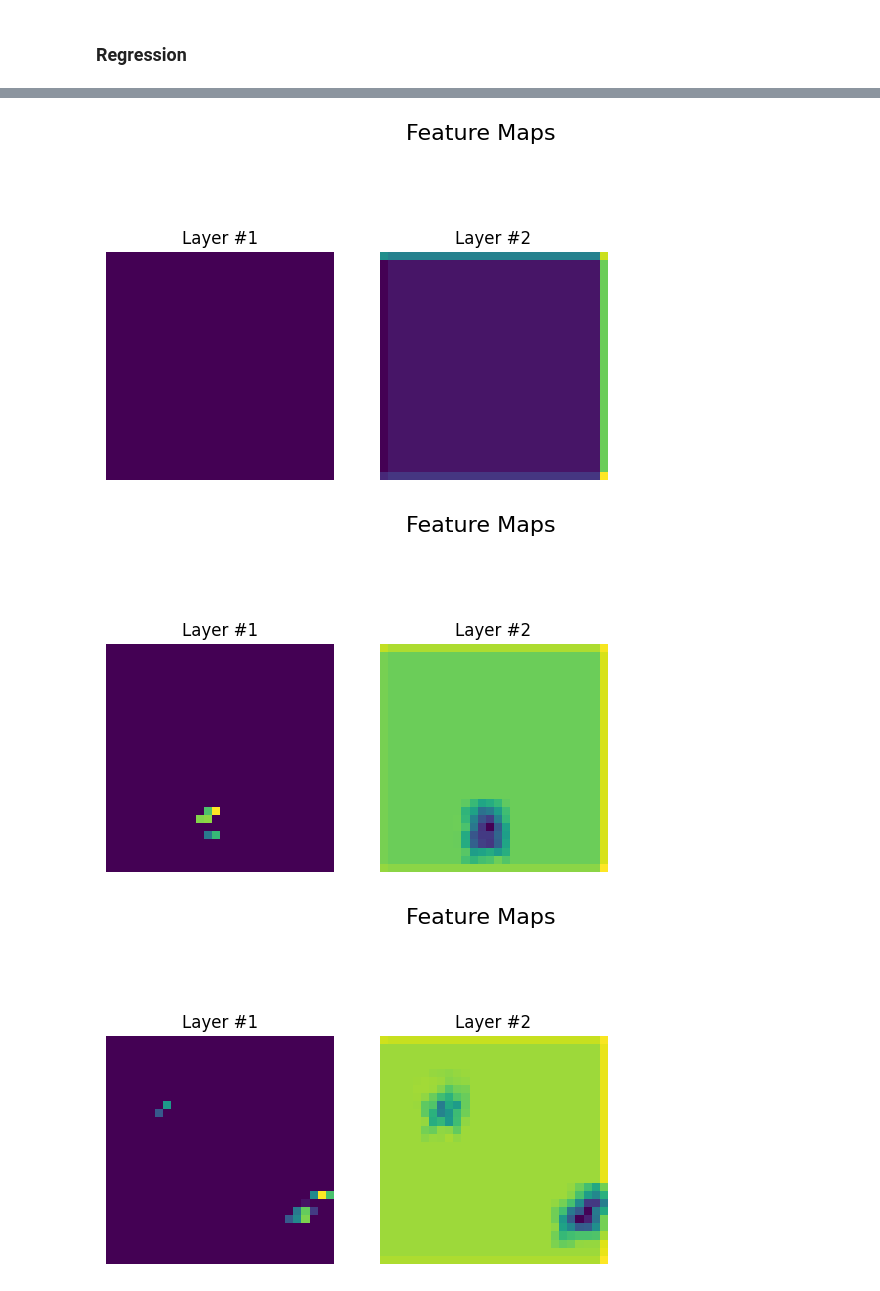
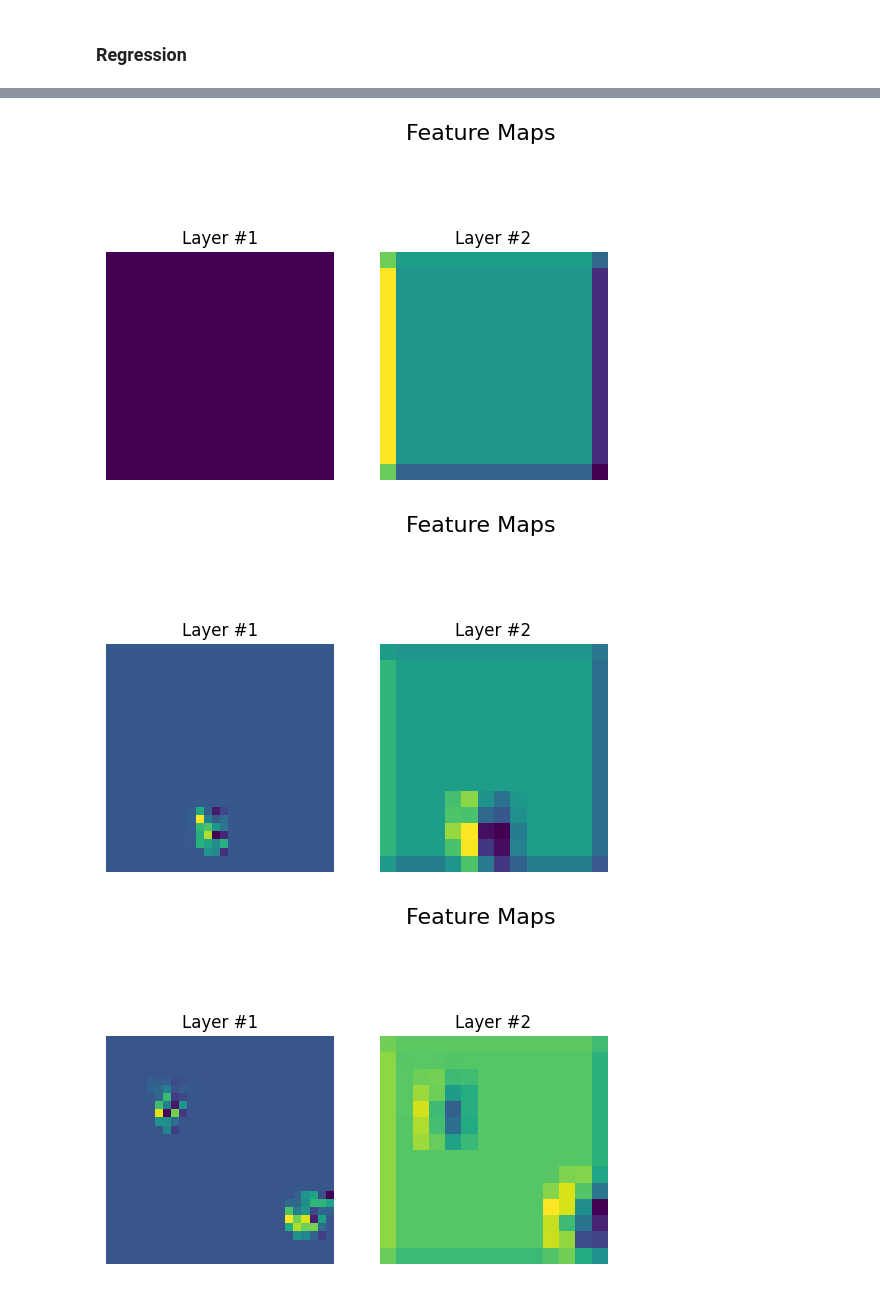
Before and after one commit to SohamVaishnav/smai-m24-assignments-SohamVaishnav, a Jupyter notebook: assignments/4/CNN.ipynb, the cells around one changed output, grey strips where cells are left out. Cells and saved outputs as stored; diff of their text form; code cells hidden in the pictures.

Commit message:
single label cnn final

```diff
--- a/assignments/4/CNN.ipynb
+++ b/assignments/4/CNN.ipynb
@@ -202,0 +832,25 @@ Loss =  0.14988513
+# %%
+config_model['task'] = 'regression'
+config_model['in_channels'] = 1
+config_model['ConvLayers'] = [32, 64]
+config_model['FCLayers'] = [64*7*7, 512, 1]
+config_model['kernel_size'] = [5, 5]
+config_model['strides'] = [1, 1]
+config_model['pool'] = [2, 2]
+config_model['activation'] = 'relu'
+config_model['dropout'] = 0.3
+
+model = cnn.CNN(config_model)
+
+config_trainer['model'] = model
+config_trainer['loss'] = 'MSE'
+config_trainer['epochs'] = 10
+config_trainer['batch_size'] = 64
+config_trainer['learning_rate'] = 0.01
+config_trainer['optimizer'] = optim.Adam(model.parameters(), lr=config_trainer['learning_rate'])
+config_trainer['wandb'] = False
+config_trainer['labels'] = dataloader.getLabels('num_digits')
+config_trainer['labelsRnum'] = True
+
+trainer = cnn.Model_trainer(config_trainer)
+trainer.trainer(dataloader._train_images, dataloader._train_labels, dataloader._valid_images, dataloader._valid_labels, 10)
@@ -207,11 +881,11 @@ Loss =  0.14988513
 # %%
 config_model['task'] = 'classification'
 config_model['in_channels'] = 1
-config_model['ConvLayers'] = [32, 10]
-config_model['FCLayers'] = [10*28*28, 512, 4]
-config_model['kernel_size'] = [3, 3, 3]
+config_model['ConvLayers'] = [32, 64]
+config_model['FCLayers'] = [64*7*7, 512, 4]
+config_model['kernel_size'] = [3, 3]
 config_model['strides'] = [1, 1, 1]
-config_model['pool'] = None
+config_model['pool'] = [2, 2]
 config_model['activation'] = 'relu'
 config_model['dropout'] = 0.5
 
@@ -230,6 +904,5 @@ config_trainer['FM_Vis'] = True
 
 trainer = cnn.Model_trainer(config_trainer)
 trainer.trainer(dataloader._train_images, dataloader._train_labels, dataloader._valid_images, dataloader._valid_labels, 10)
-# trainer.evaluate(dataloader._test_images, dataloader._test_labels, True)
 # %% [output]
 Epoch:  0
@@ -258,11 +940,11 @@ Epoch:  2
 # %%
 config_model['task'] = 'regression'
 config_model['in_channels'] = 1
-config_model['ConvLayers'] = [32, 10]
-config_model['FCLayers'] = [10*28*28, 512, 1]
-config_model['kernel_size'] = [3, 3, 3]
+config_model['ConvLayers'] = [32, 64]
+config_model['FCLayers'] = [64*7*7, 512, 1]
+config_model['kernel_size'] = [3, 3]
 config_model['strides'] = [1, 1, 1]
-config_model['pool'] = None
+config_model['pool'] = [2, 2]
 config_model['activation'] = 'relu'
 config_model['dropout'] = 0.5
 
@@ -293,4 +975,4 @@ Loss =  0.39353985
 Epoch:  1
-[figure, old version]
+[figure, new version]
-[figure, old version]
+[figure, new version]
-[figure, old version]
+[figure, new version]
```
Also changed, not shown: parts of 32 cells of this notebook.
